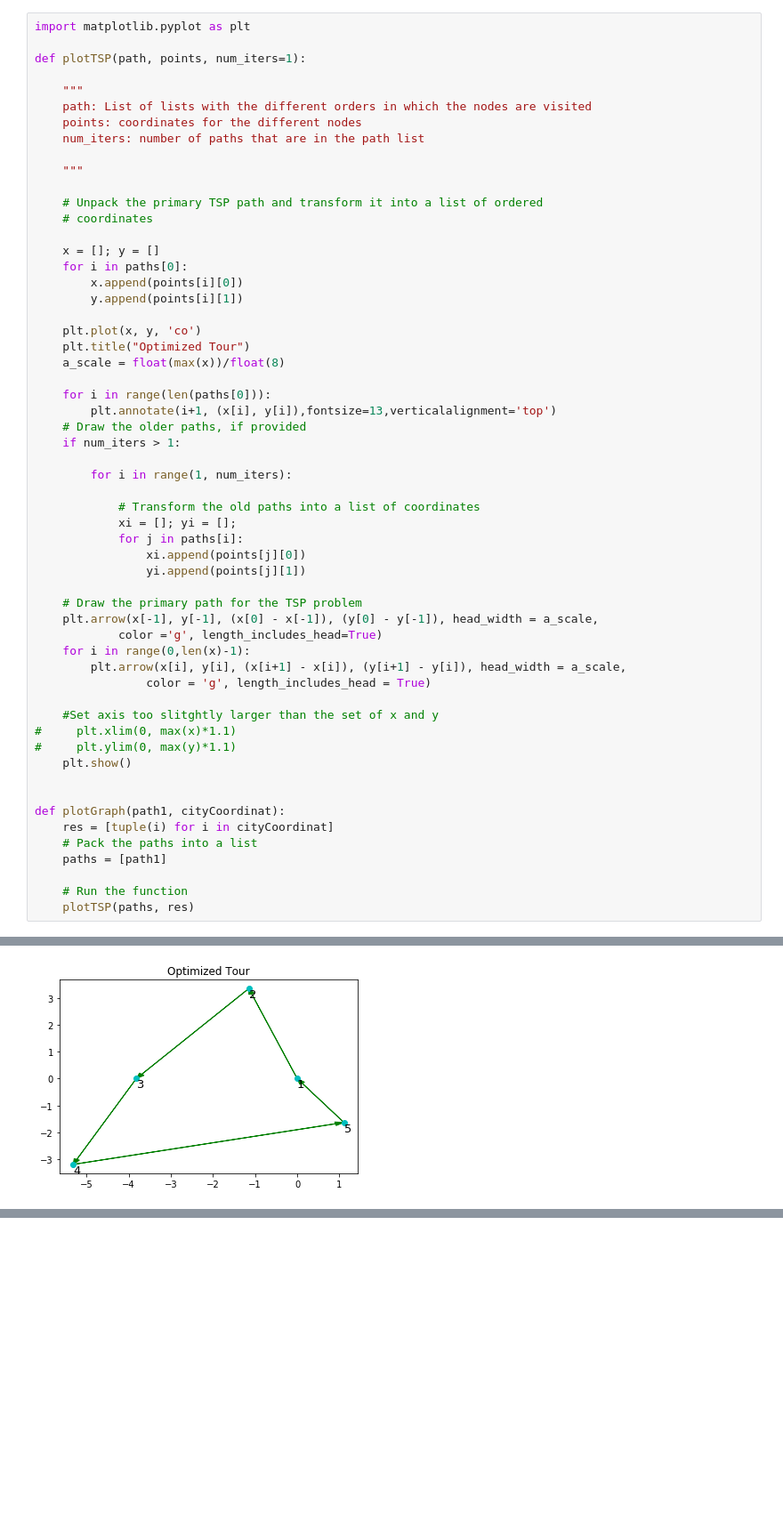
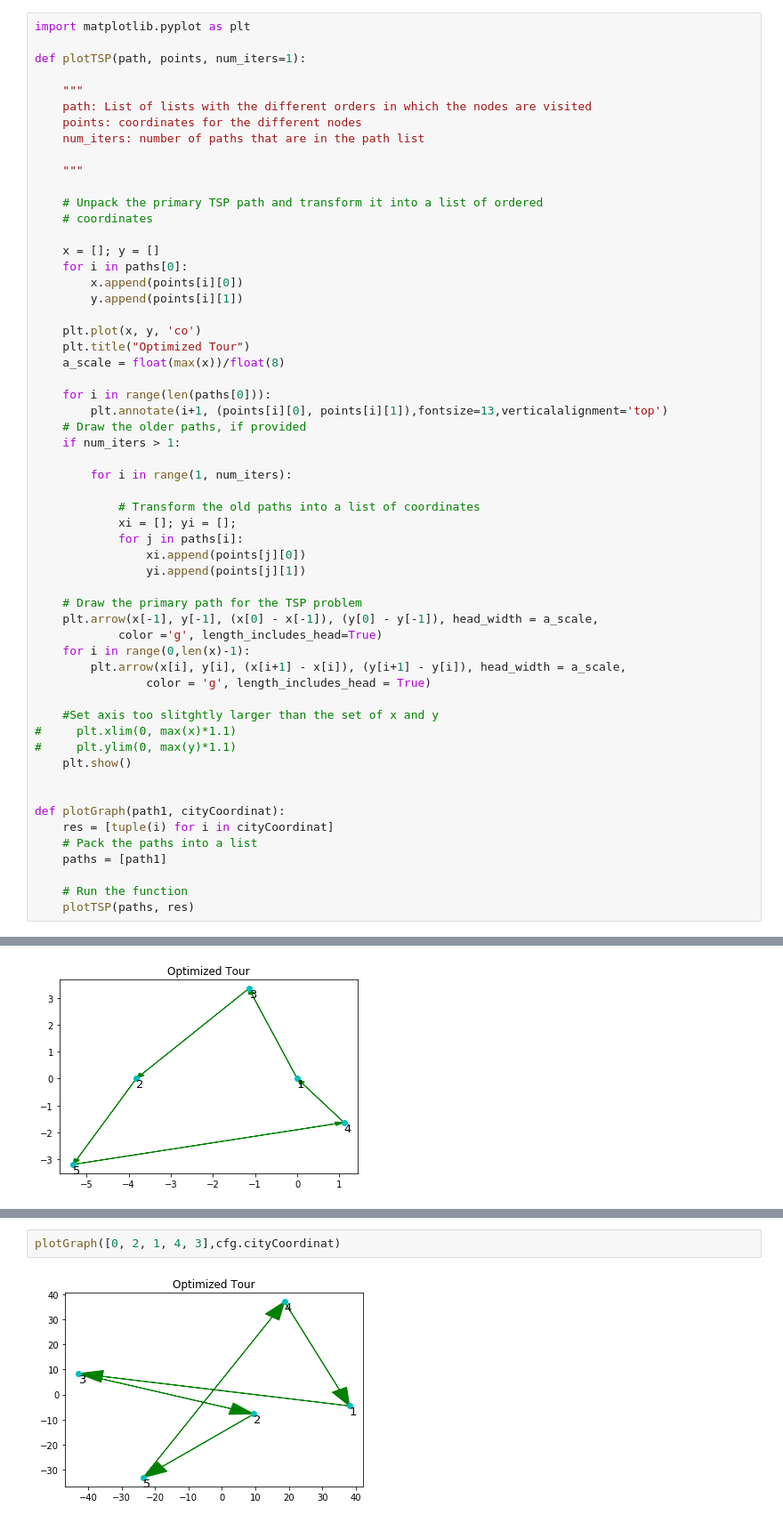
Before and after one commit to alexivaner/Travel-Salesman-Problem-using-GA, a Jupyter notebook: Final Project TSP.ipynb, the cells around one changed output, grey strips where cells are left out. Shown at 89% size. Saved outputs shown, nothing was run; the diff lists cells and outputs as text; blank space fills up the shorter version.

```diff
--- a/Final Project TSP.ipynb
+++ b/Final Project TSP.ipynb
@@ -713,7 +716,7 @@ def plotTSP(path, points, num_iters=1):
     a_scale = float(max(x))/float(8)
 
     for i in range(len(paths[0])):
-        plt.annotate(i+1, (x[i], y[i]),fontsize=13,verticalalignment='top')
+        plt.annotate(i+1, (points[i][0], points[i][1]),fontsize=13,verticalalignment='top')
     # Draw the older paths, if provided
     if num_iters > 1:
 
@@ -759,0 +755,4 @@ res
+# %%
+plotGraph([0, 2, 1, 4, 3],cfg.cityCoordinat)
+# %% [output]
+[figure, added]
```
Also changed, not shown: parts of 6 cells of this notebook, 7 other files.
